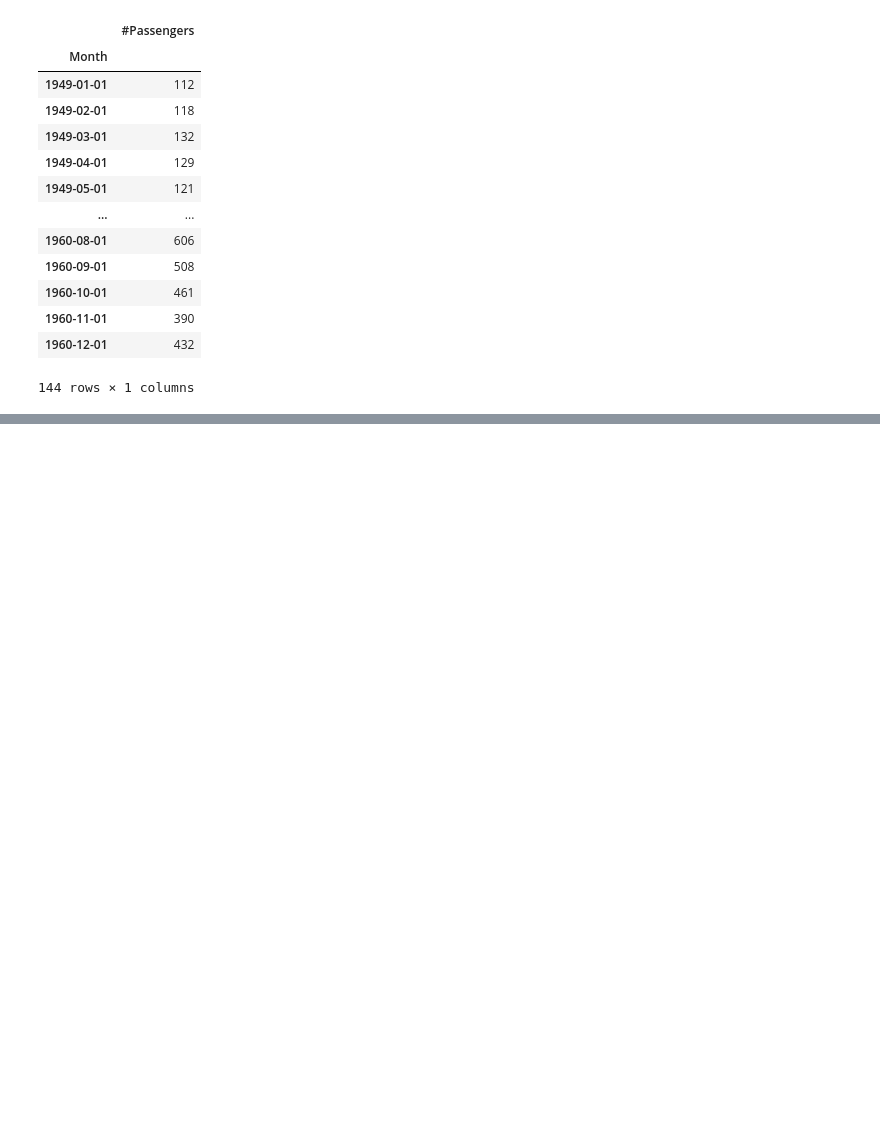
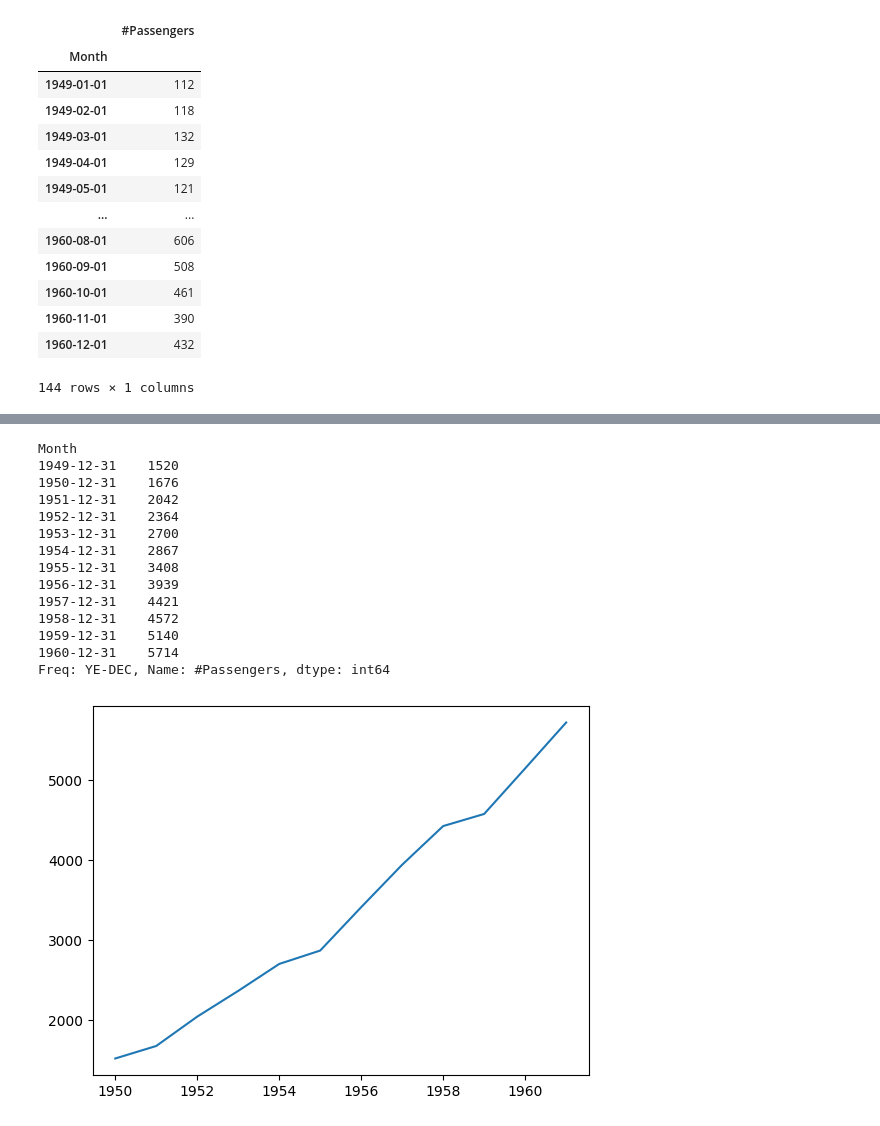
Before and after one commit to Curio5813/DataScience, a Jupyter notebook: formacao_cd/28.Séries Temporais - Prática em Python/1.serie_temporal_.ipynb, the cells around one changed output, grey strips where cells are left out. Saved outputs shown, nothing was run; the diff lists cells and outputs as text; code cells hidden in the pictures; blank space fills up the shorter version.

```diff
--- a/formacao_cd/28.Séries Temporais - Prática em Python/1.serie_temporal_.ipynb
+++ b/formacao_cd/28.Séries Temporais - Prática em Python/1.serie_temporal_.ipynb
@@ -33,7 +33,7 @@ dtype: object
 # Conversão dos atributos que estão no formato string para formato de data: ANO-MÊS
 dateparse = lambda dates: datetime.strptime(dates, '%Y-%m')
 base = pd.read_csv('AirPassengers.csv', parse_dates = ['Month'],
-                   index_col = 'Month', date_parser = dateparse)
+                   index_col = 'Month')
 base
 # %% [output]
 |  | #Passengers |
@@ -87,8 +168,24 @@ plt.plot(ts)
 # %%
 # Visualização por ano
-ts_ano = ts.resample('A').sum()
+ts_ano = ts.resample('YE').sum()
 plt.plot(ts_ano)
 ts_ano
+# %% [output]
+Month
+1949-12-31    1520
+1950-12-31    1676
+1951-12-31    2042
+1952-12-31    2364
+1953-12-31    2700
+1954-12-31    2867
+1955-12-31    3408
+1956-12-31    3939
+1957-12-31    4421
+1958-12-31    4572
+1959-12-31    5140
+1960-12-31    5714
+Freq: YE-DEC, Name: #Passengers, dtype: int64
+[figure, added]
 # %%
 # Visualização por mês
 ts_mes = ts.groupby([lambda x: x.month]).sum()
```
Also changed, not shown: parts of 13 cells of this notebook.
